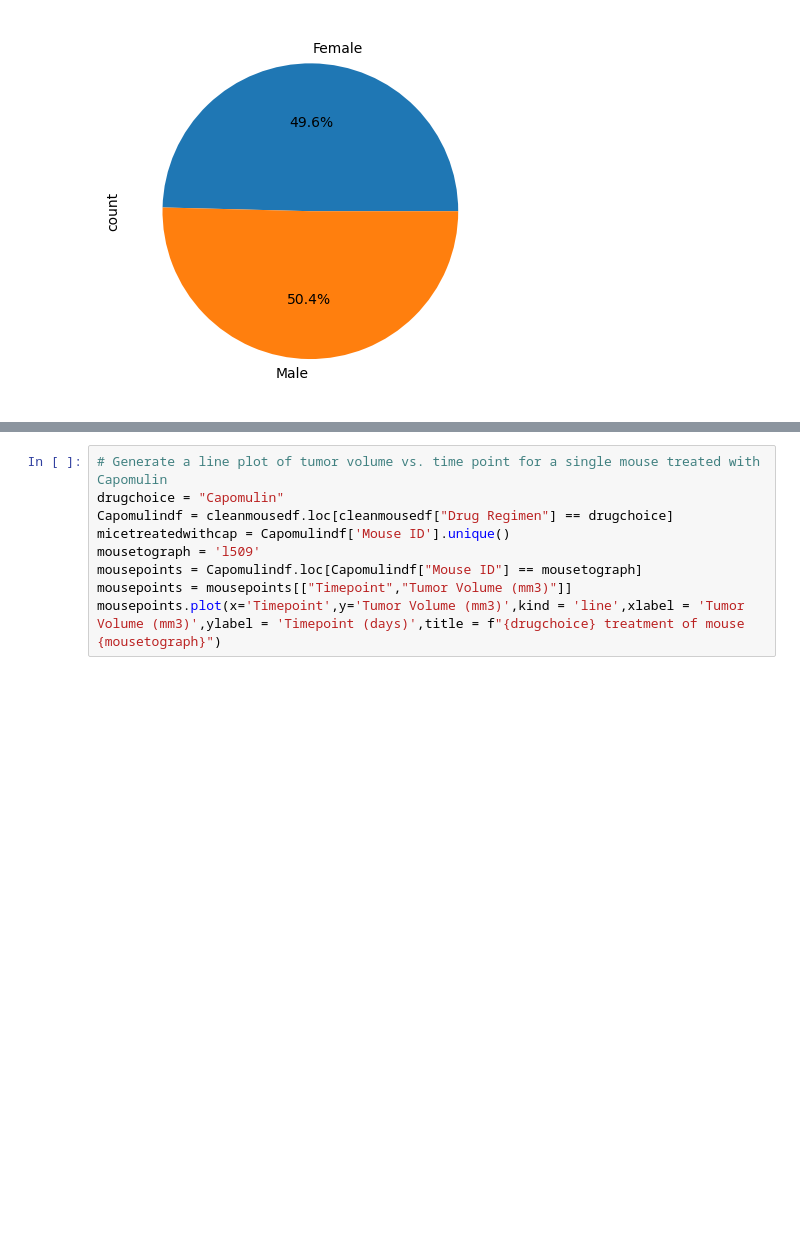
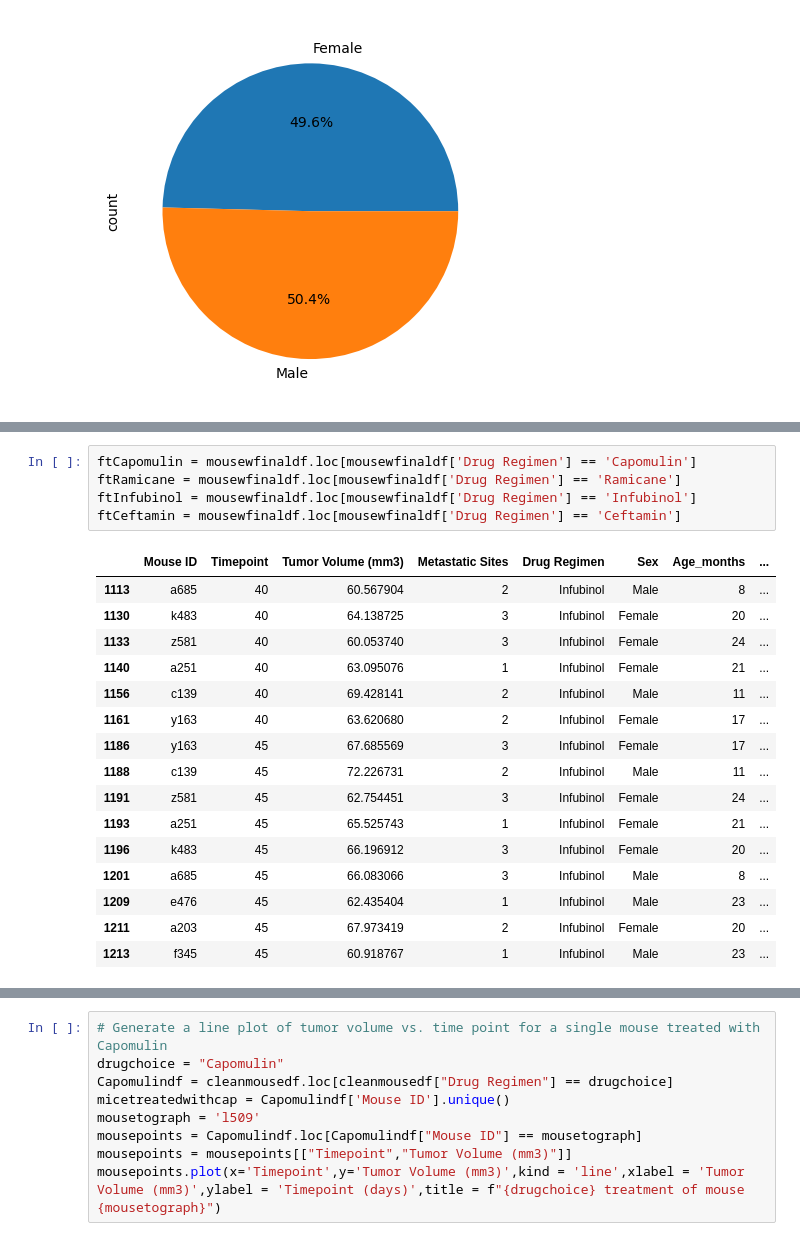
Before and after one commit to SamSims/pyplot-challenge, a Jupyter notebook: Pymaceuticals/Main.ipynb, the cells around one changed output, grey strips where cells are left out. Cells and saved outputs as stored; diff of their text form; blank space fills up the shorter version.

```diff
--- a/Pymaceuticals/Main.ipynb
+++ b/Pymaceuticals/Main.ipynb
@@ -197,2 +204,24 @@ plt.show()
+# %%
+ftCapomulin = mousewfinaldf.loc[mousewfinaldf['Drug Regimen'] == 'Capomulin']
+ftRamicane = mousewfinaldf.loc[mousewfinaldf['Drug Regimen'] == 'Ramicane']
+ftInfubinol = mousewfinaldf.loc[mousewfinaldf['Drug Regimen'] == 'Infubinol']
+ftCeftamin = mousewfinaldf.loc[mousewfinaldf['Drug Regimen'] == 'Ceftamin']
+# %% [output]
+|  | Mouse ID | Timepoint | Tumor Volume (mm3) | Metastatic Sites | Drug Regimen | Sex | Age_months | ... |
+| 1113 | a685 | 40 | 60.567904 | 2 | Infubinol | Male | 8 | ... |
+| 1130 | k483 | 40 | 64.138725 | 3 | Infubinol | Female | 20 | ... |
+| 1133 | z581 | 40 | 60.053740 | 3 | Infubinol | Female | 24 | ... |
+| 1140 | a251 | 40 | 63.095076 | 1 | Infubinol | Female | 21 | ... |
+| 1156 | c139 | 40 | 69.428141 | 2 | Infubinol | Male | 11 | ... |
+| 1161 | y163 | 40 | 63.620680 | 2 | Infubinol | Female | 17 | ... |
+| 1186 | y163 | 45 | 67.685569 | 3 | Infubinol | Female | 17 | ... |
+| 1188 | c139 | 45 | 72.226731 | 2 | Infubinol | Male | 11 | ... |
+| 1191 | z581 | 45 | 62.754451 | 3 | Infubinol | Female | 24 | ... |
+| 1193 | a251 | 45 | 65.525743 | 1 | Infubinol | Female | 21 | ... |
+| 1196 | k483 | 45 | 66.196912 | 3 | Infubinol | Female | 20 | ... |
+| 1201 | a685 | 45 | 66.083066 | 3 | Infubinol | Male | 8 | ... |
+| 1209 | e476 | 45 | 62.435404 | 1 | Infubinol | Male | 23 | ... |
+| 1211 | a203 | 45 | 67.973419 | 2 | Infubinol | Female | 20 | ... |
+| 1213 | f345 | 45 | 60.918767 | 1 | Infubinol | Male | 23 | ... |
 # %%
 # Put treatments into a list for for loop (and later for plot labels)
```
Also changed, not shown: parts of 4 cells of this notebook.
